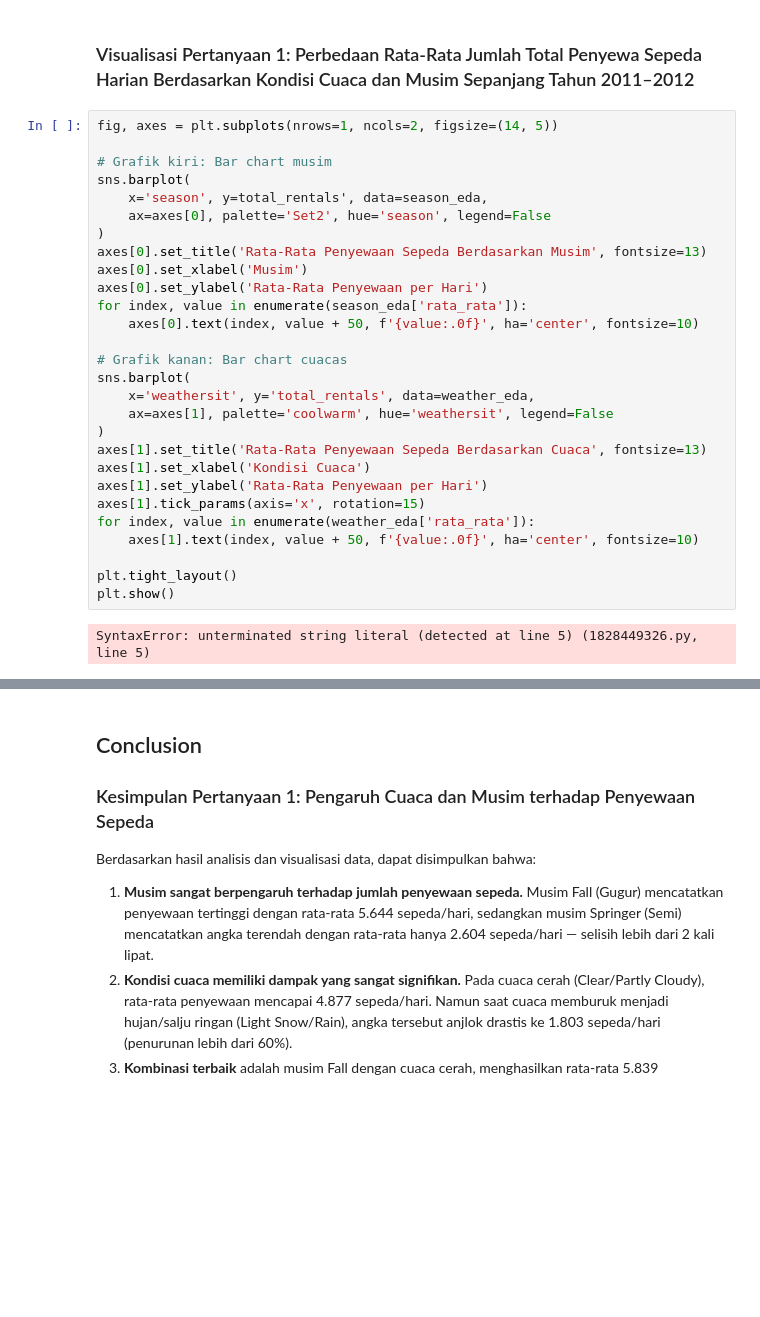
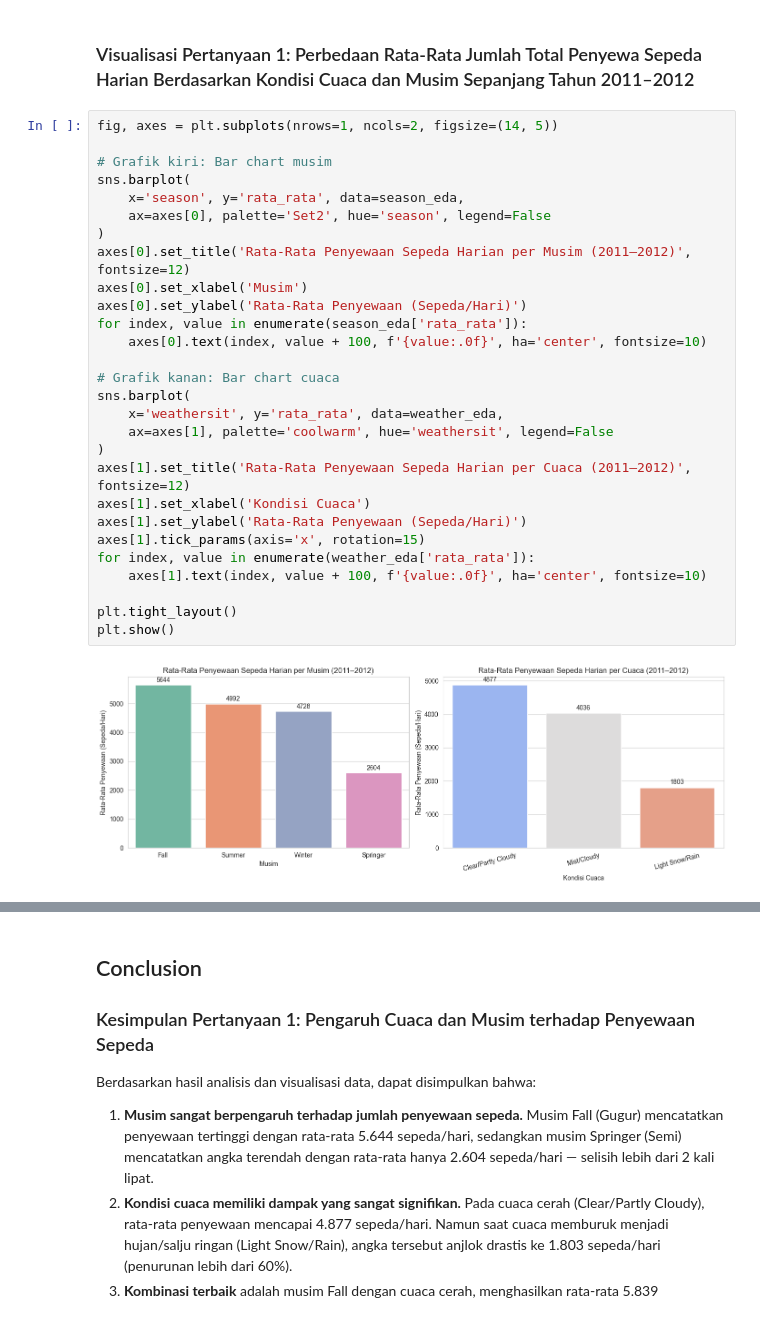
Before and after one commit to primoputra/proyek_analisis_data, a Jupyter notebook: notebook.ipynb, the cells around one changed output, grey strips where cells are left out. Drawn from its saved outputs; the diff is of its cells as text; blank space fills up the shorter version.

```diff
--- a/notebook.ipynb
+++ b/notebook.ipynb
@@ -527,33 +520,33 @@ Hasil Clustering Hari Berdasarkan Pola Penggunaan:
 # %%
 fig, axes = plt.subplots(nrows=1, ncols=2, figsize=(14, 5))
 
 # Grafik kiri: Bar chart musim
 sns.barplot(
-    x='season', y=total_rentals', data=season_eda,
+    x='season', y='rata_rata', data=season_eda,
     ax=axes[0], palette='Set2', hue='season', legend=False
 )
-axes[0].set_title('Rata-Rata Penyewaan Sepeda Berdasarkan Musim', fontsize=13)
+axes[0].set_title('Rata-Rata Penyewaan Sepeda Harian per Musim (2011–2012)', fontsize=12)
 axes[0].set_xlabel('Musim')
-axes[0].set_ylabel('Rata-Rata Penyewaan per Hari')
+axes[0].set_ylabel('Rata-Rata Penyewaan (Sepeda/Hari)')
 for index, value in enumerate(season_eda['rata_rata']):
-    axes[0].text(index, value + 50, f'{value:.0f}', ha='center', fontsize=10)
+    axes[0].text(index, value + 100, f'{value:.0f}', ha='center', fontsize=10)
 
-# Grafik kanan: Bar chart cuacas
+# Grafik kanan: Bar chart cuaca
 sns.barplot(
-    x='weathersit', y='total_rentals', data=weather_eda,
+    x='weathersit', y='rata_rata', data=weather_eda,
     ax=axes[1], palette='coolwarm', hue='weathersit', legend=False
 )
-axes[1].set_title('Rata-Rata Penyewaan Sepeda Berdasarkan Cuaca', fontsize=13)
+axes[1].set_title('Rata-Rata Penyewaan Sepeda Harian per Cuaca (2011–2012)', fontsize=12)
 axes[1].set_xlabel('Kondisi Cuaca')
-axes[1].set_ylabel('Rata-Rata Penyewaan per Hari')
+axes[1].set_ylabel('Rata-Rata Penyewaan (Sepeda/Hari)')
 axes[1].tick_params(axis='x', rotation=15)
 for index, value in enumerate(weather_eda['rata_rata']):
-    axes[1].text(index, value + 50, f'{value:.0f}', ha='center', fontsize=10)
+    axes[1].text(index, value + 100, f'{value:.0f}', ha='center', fontsize=10)
 
 plt.tight_layout()
 plt.show()
 # %% [output]
-SyntaxError: unterminated string literal (detected at line 5) (1828449326.py, line 5)
+[figure, added]
 # %%
 plt.figure(figsize=(8, 5))
 sns.heatmap(
```
Also changed, not shown: parts of 9 cells of this notebook.
